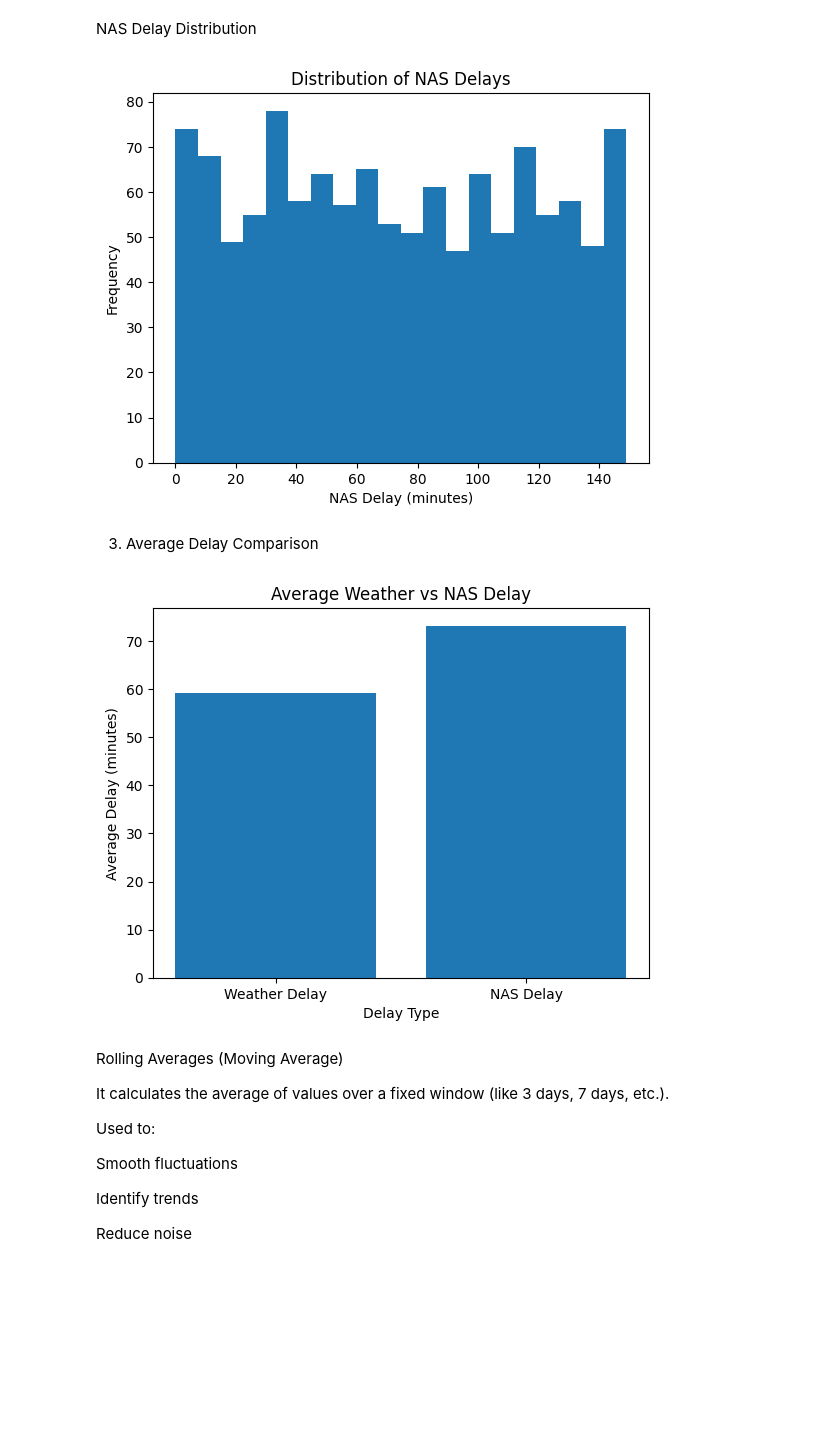
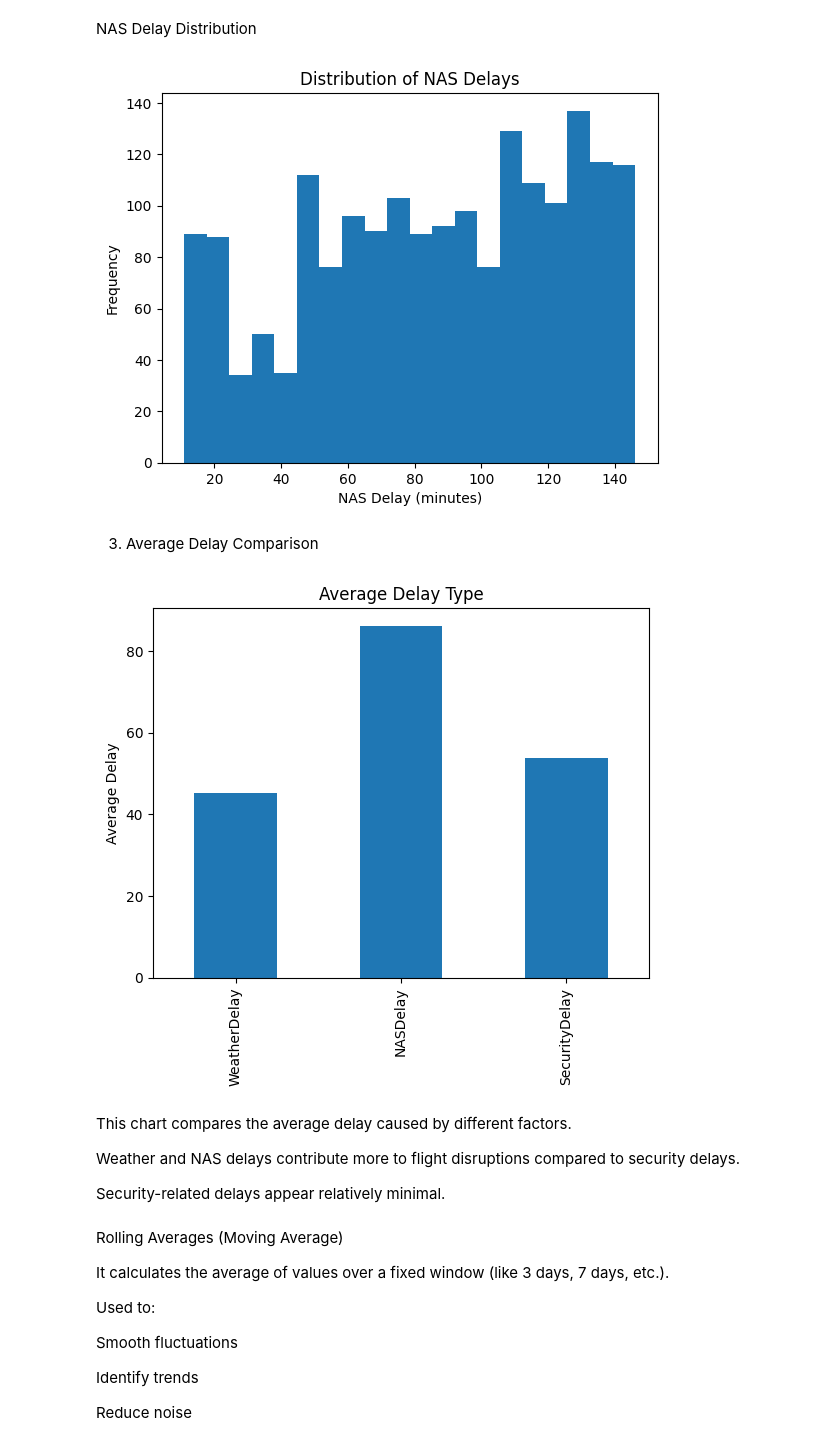
Before and after one commit to M-chandrika27/AirFly_Insights_DV, a Jupyter notebook: notebooks/Milestone1/milestone2.ipynb, the cells around one changed output. Drawn from its saved outputs; the diff is of its cells as text; code cells hidden in the pictures; blank space fills up the shorter version.

```diff
--- a/notebooks/Milestone1/milestone2.ipynb
+++ b/notebooks/Milestone1/milestone2.ipynb
@@ -28,3 +28,6 @@ df.head()
+# %%
+# Handle Missing Values
+df = df.dropna()
 # %%
 df.shape
 # %% [output]
@@ -93,11 +96,4 @@ df['Departure Date'] = pd.to_datetime(df['Departure Date'])
 df['Month'] = df['Departure Date'].dt.month
 df['DayOfWeek'] = df['Departure Date'].dt.day_name()
 df['DepartureHour'] = pd.to_datetime(df['Time of Departure']).dt.hour
-# %%
-import numpy as np
-
-np.random.seed(42)  # for reproducibility
-
-df['WeatherDelay'] = np.random.randint(0, 120, len(df))   # 0–119 minutes
-df['NASDelay'] = np.random.randint(0, 150, len(df))       # 0–149 minutes
 # %%
@@ -600,21 +608,24 @@ plt.ylabel("Frequency")
 plt.title("Distribution of NAS Delays")
 plt.show()
 # %% [output]
-[figure, old version]
+[figure, new version]
 # %% [markdown]
 3. Average Delay Comparison
 # %%
-avg_weather = df['WeatherDelay'].mean()
-avg_nas = df['NASDelay'].mean()
+delay_means = df[['WeatherDelay','NASDelay','SecurityDelay']].mean()
 
-plt.figure()
-plt.bar(['Weather Delay', 'NAS Delay'], [avg_weather, avg_nas])
-plt.xlabel("Delay Type")
-plt.ylabel("Average Delay (minutes)")
-plt.title("Average Weather vs NAS Delay")
+delay_means.plot(kind='bar')
+plt.title("Average Delay Type")
+plt.ylabel("Average Delay")
 plt.show()
 # %% [output]
-[figure, old version]
+[figure, new version]
+# %% [markdown]
+This chart compares the average delay caused by different factors.
+
+Weather and NAS delays contribute more to flight disruptions compared to security delays.
+
+Security-related delays appear relatively minimal.
 # %% [markdown]
 Rolling Averages (Moving Average)
 
```
Also changed, not shown: parts of 70 cells of this notebook, 4 other files.
